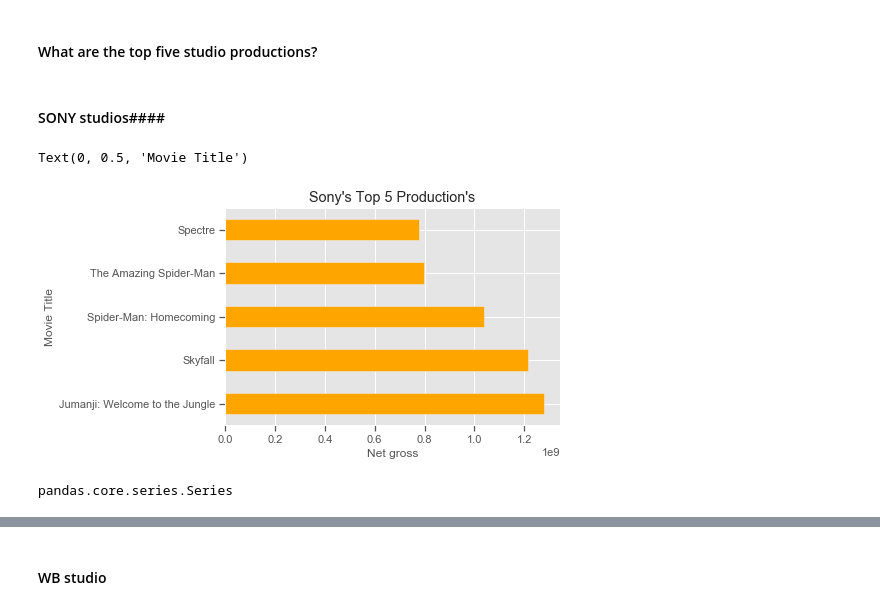
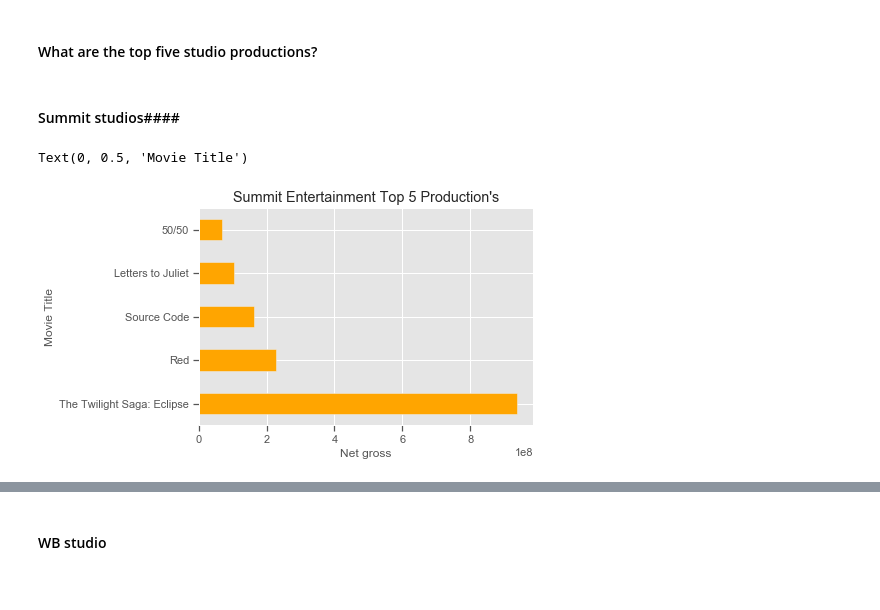
Before and after one commit to Kelvincwaters/dsc-mod-1-project-v2-1-online-ds-ft-120919, a Jupyter notebook: student.ipynb, the cells around one changed output, grey strips where cells are left out. Saved outputs shown, nothing was run; the diff lists cells and outputs as text; code cells hidden in the pictures.

```diff
--- a/student.ipynb
+++ b/student.ipynb
@@ -1257,27 +1570,23 @@ for studio, studio in g:
 #### using the get_group() method to access each individual studios data####
 # %%
 # this is how I access each studios information
+# Sony dropped out from the initial prediction using just the bom_movie_gross table
 BV_df = g.get_group('BV')
 WB_df = g.get_group('WB')
-Sony_df = g.get_group('Sony')
+Sum_df = g.get_group('Sum.')
 Par_df = g.get_group('Par.')
 Dream_Works_df = g.get_group('P/DW')
 # %% [markdown]
 #### What are the top five studio productions? ####
 # %% [markdown]
-#### SONY studios####
+#### Summit studios####
 # %%
-Sony_Top = Sony_df.groupby('title')['profit'].agg('sum').sort_values(ascending= False)
-Sony_Top.head().plot.barh(color= 'orange')
-plt.title("Sony's Top 5 Production's")
+Sum_Top = Sum_df.groupby('title')['profit'].agg('sum').sort_values(ascending= False)
+Sum_Top.head().plot.barh(color= 'orange')
+plt.title("Summit Entertainment Top 5 Production's")
 plt.style.use('ggplot')
 plt.xlabel('Net gross')
 plt.ylabel('Movie Title')
 # %% [output]
 Text(0, 0.5, 'Movie Title')
-[figure, old version]
+[figure, new version]
-# %%
-Sony = Sony_Top.head(25)
-type(Sony)
-# %% [output]
-pandas.core.series.Series
```
Also changed, not shown: parts of 78 cells of this notebook, 14 other files.
